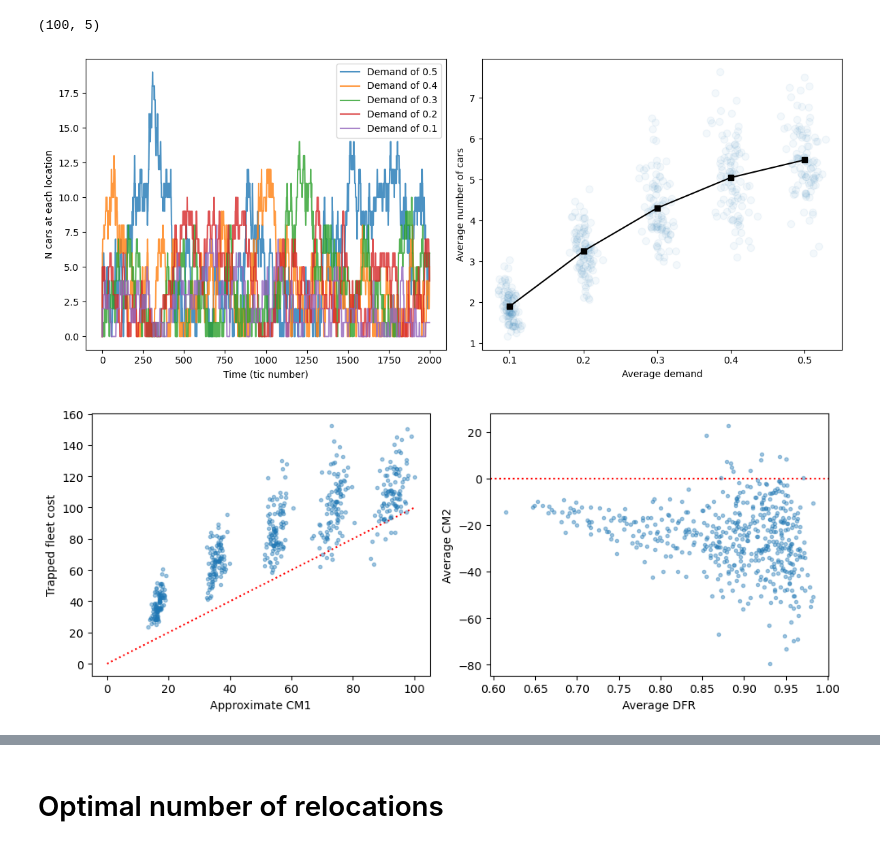
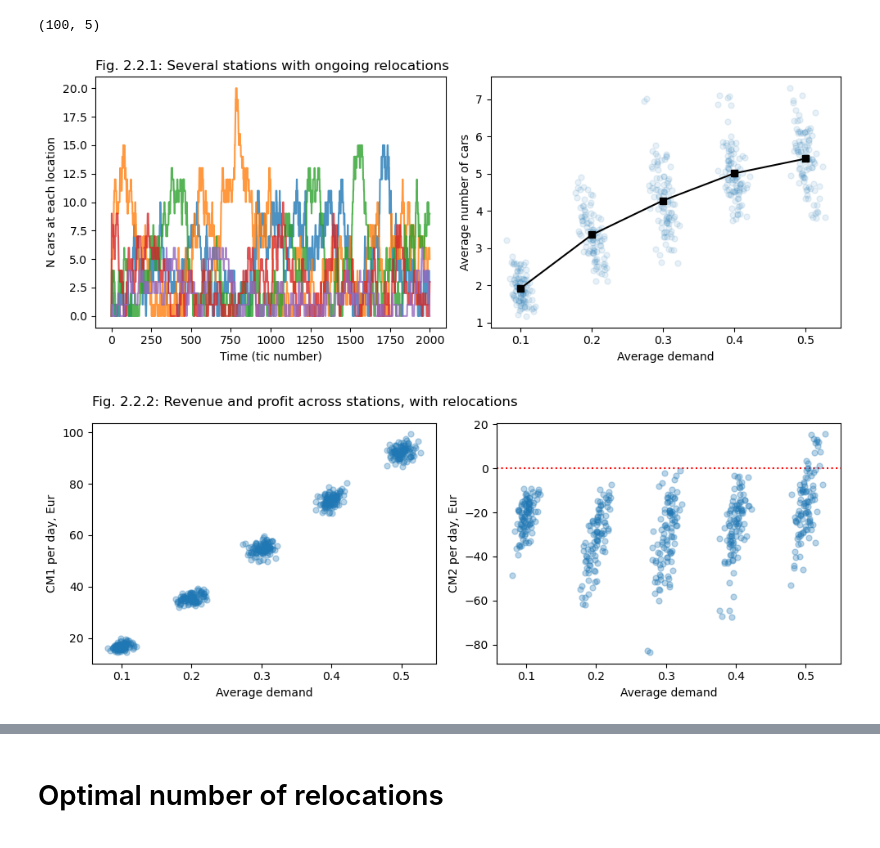
Before and after one commit to khakhalin/carsharing101, a Jupyter notebook: scripts/02relos_02stations.ipynb, the cells around one changed output, grey strips where cells are left out. Saved outputs shown, nothing was run; the diff lists cells and outputs as text; code cells hidden in the pictures.

```diff
--- a/scripts/02relos_02stations.ipynb
+++ b/scripts/02relos_02stations.ipynb
@@ -111,51 +111,55 @@ average_cars.shape
 # %%
 # Save figure
 
-plt.figure(figsize=(12, 5), facecolor='white')
+plt.figure(figsize=(10,4), facecolor="white");
 
 # The tracks from one (last) experiment
 plt.subplot(121)
+plt.title("Fig. 2.2.1: Several stations with ongoing relocations", loc='left')
 plt.plot(state_history, alpha=0.8);
-if n_stations <= 5:
-    plt.legend(labels=[f"Demand of {d}" for d in demand]);
+# if n_stations <= 5:
+#     plt.legend(labels=[f"Demand of {d}" for d in demand]);
 plt.xlabel("Time (tic number)")
 plt.ylabel("N cars at each location");
 
 # Combined results
 plt.subplot(122)
 #plt.plot(list(demand)*n_experiments, history.flatten(), '.', alpha=0.05, markersize=15);
 plt.plot(total_attempts.flatten()/n_steps_per_experiment,
-         average_cars.flatten(), '.', alpha=0.05, markersize=15);
+         average_cars.flatten(), '.', alpha=0.1, markersize=10)
 plt.plot(demand, average_cars.mean(axis=0), 'ks-')
 plt.xlabel("Average demand")
 plt.ylabel("Average number of cars");
 
 plt.tight_layout()
 plt.savefig(f"../figures/02relos_02stations_01ncars_{scenario}.svg", dpi=300)
 # %% [output]
-[figure, old version]
+[figure, new version]
 # %%
-# Business measures
-cm1_per_tick = 20/max(demand_levels)*5 # Assuming 20 trips/day from the hottest zone, and 5 €/trip CM1
+# CM1 and CM2
+cm1_per_tick = 20/max(demand_levels)*5 # Renormalization, assuming 20 trips/day from the hottest zone, and 5 €/trip CM1
 cm2_per_car = 20
+
+flat_demand = total_attempts.flatten()/n_steps_per_experiment
+flat_dfr = total_rentals.flatten()/total_attempts.flatten().clip(1,None)
+flat_cm1 = cm1.flatten()*cm1_per_tick
+flat_cm2 = flat_cm1 - average_cars.flatten()*cm2_per_car
 
 plt.figure(figsize=(10,4));
 plt.subplot(121)
-x = cm1.flatten()*cm1_per_tick
-plt.plot([0, max(x)], [0, max(x)], 'r:')
-plt.plot(x, average_cars.flatten()*cm2_per_car, '.', alpha=0.4);
-plt.xlabel("Approximate CM1")
-plt.ylabel("Trapped fleet cost");
+plt.title("Fig. 2.2.2: Revenue and profit across stations, with relocations", loc='left', pad=15)
+plt.plot(flat_demand, flat_cm1, '.', alpha=0.3, markersize=10)
+plt.xlabel("Average demand")
+plt.ylabel("CM1 per day, Eur");
 
 plt.subplot(122)
 plt.axhline(0, color='red', linestyle=':')
-plt.plot(total_rentals.flatten()/total_attempts.flatten().clip(1,None),
-         cm1.flatten()*cm1_per_tick - average_cars.flatten()*cm2_per_car, '.', alpha=0.4);
-plt.xlabel("Average DFR")
-plt.ylabel("Average CM2");
+plt.plot(flat_demand, flat_cm2, '.', alpha=0.3, markersize=10)
+plt.xlabel("Average demand")
+plt.ylabel("CM2 per day, Eur");
 
 plt.tight_layout()
 
 plt.savefig(f"../figures/02relos_02stations_02financials_{scenario}.svg", dpi=300)
 # %% [output]
-[figure, old version]
+[figure, new version]
```
Also changed, not shown: parts of 1 cell of this notebook, 21 other files.
